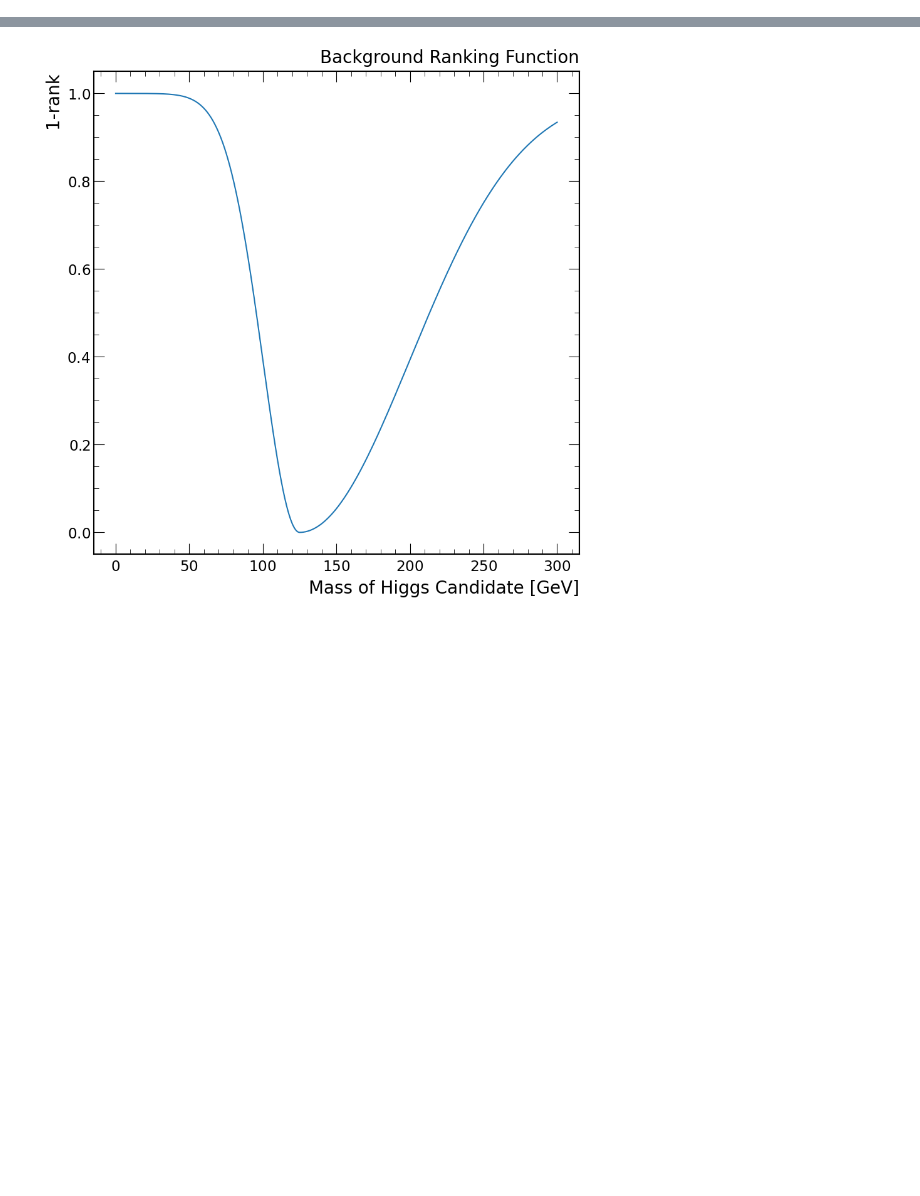
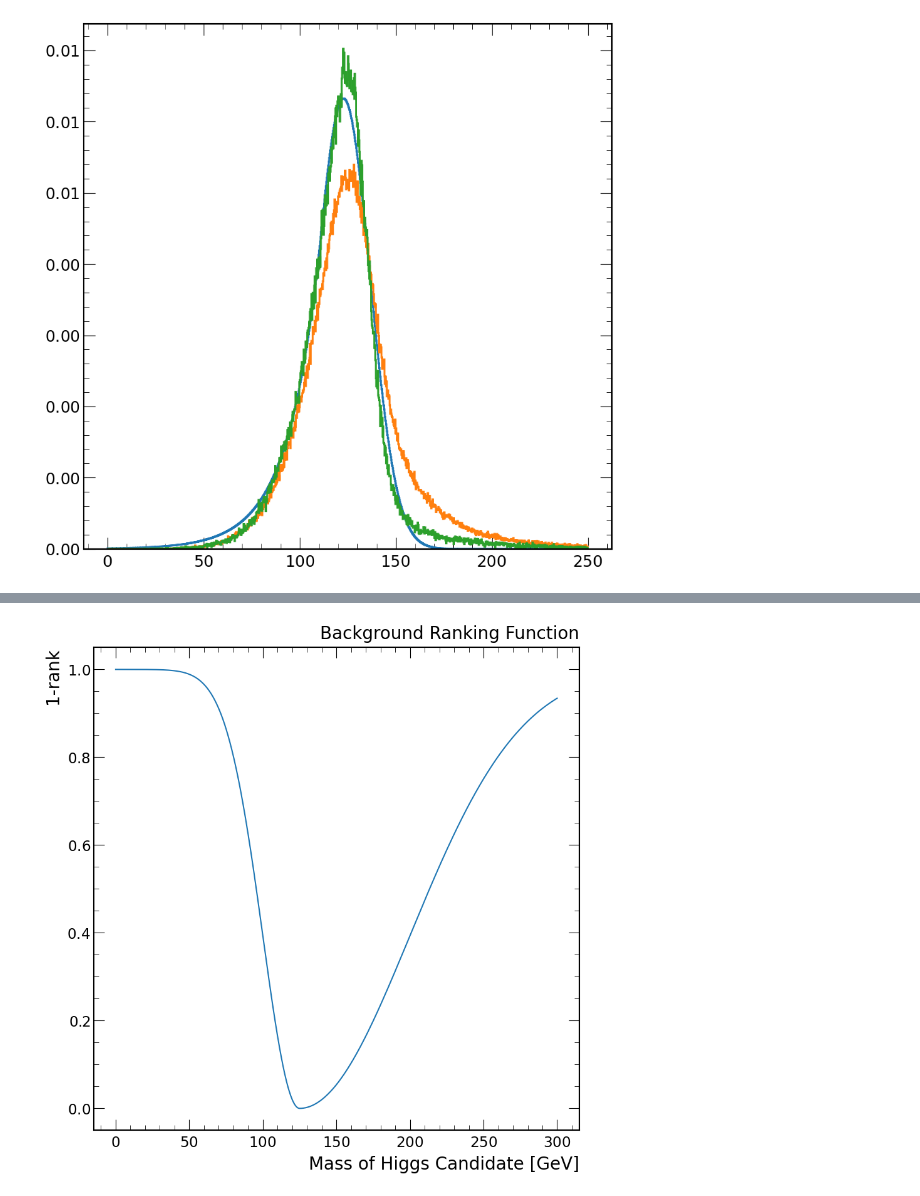
Before and after one commit to srosenzweig09/analysis, a Jupyter notebook: scratch.ipynb, the cells around one changed output, grey strips where cells are left out. Cells and saved outputs as stored; diff of their text form; code cells hidden in the pictures; blank space fills up the shorter version.

```diff
--- a/scratch.ipynb
+++ b/scratch.ipynb
@@ -0,0 +11,41 @@
+# %%
+t1_hx_b1 = Particle(tree1, 'gen_HX_b1_recojet')
+t1_hx_b2 = Particle(tree1, 'gen_HX_b2_recojet')
+t1_hx = t1_hx_b1 + t1_hx_b2
+
+t1_h1_b1 = Particle(tree1, 'gen_H1_b1_recojet')
+t1_h1_b2 = Particle(tree1, 'gen_H1_b2_recojet')
+t1_h1 = t1_h1_b1 + t1_h1_b2
+
+t1_h2_b1 = Particle(tree1, 'gen_H2_b1_recojet')
+t1_h2_b2 = Particle(tree1, 'gen_H2_b2_recojet')
+t1_h2 = t1_h2_b1 + t1_h2_b2
+# %%
+t2_hx_b1 = Particle(tree2, 'gen_HX_b1_recojet')
+t2_hx_b2 = Particle(tree2, 'gen_HX_b2_recojet')
+t2_hx = t2_hx_b1 + t2_hx_b2
+
+t2_h1_b1 = Particle(tree2, 'gen_H1_b1_recojet')
+t2_h1_b2 = Particle(tree2, 'gen_H1_b2_recojet')
+t2_h1 = t2_h1_b1 + t2_h1_b2
+
+t2_h2_b1 = Particle(tree2, 'gen_H2_b1_recojet')
+t2_h2_b2 = Particle(tree2, 'gen_H2_b2_recojet')
+t2_h2 = t2_h2_b1 + t2_h2_b2
+# %%
+m1 = ak.concatenate((t1_hx.m, t1_h1.m, t1_h2.m))
+m2 = ak.concatenate((t2_hx.m, t2_h1.m, t2_h2.m))
+# %%
+import uproot
+f = uproot.open("hhh_m.root")
+n,e = f['fit'].to_numpy()
+x = (e[:-1] + e[1:])/2
+# %%
+fig, ax = plt.subplots()
+
+fit = Hist(x, weights=n, bins=e, ax=ax, label='fit', density=True)
+n1_h = Hist(m1, bins=e, ax=ax, label='450,300', density=True)
+n2_h = Hist(m2, bins=e, ax=ax, label='1200,900', density=True)
+plt.show()
+# %% [output]
+[figure, added]
```
Also changed, not shown: parts of 12 cells of this notebook.
